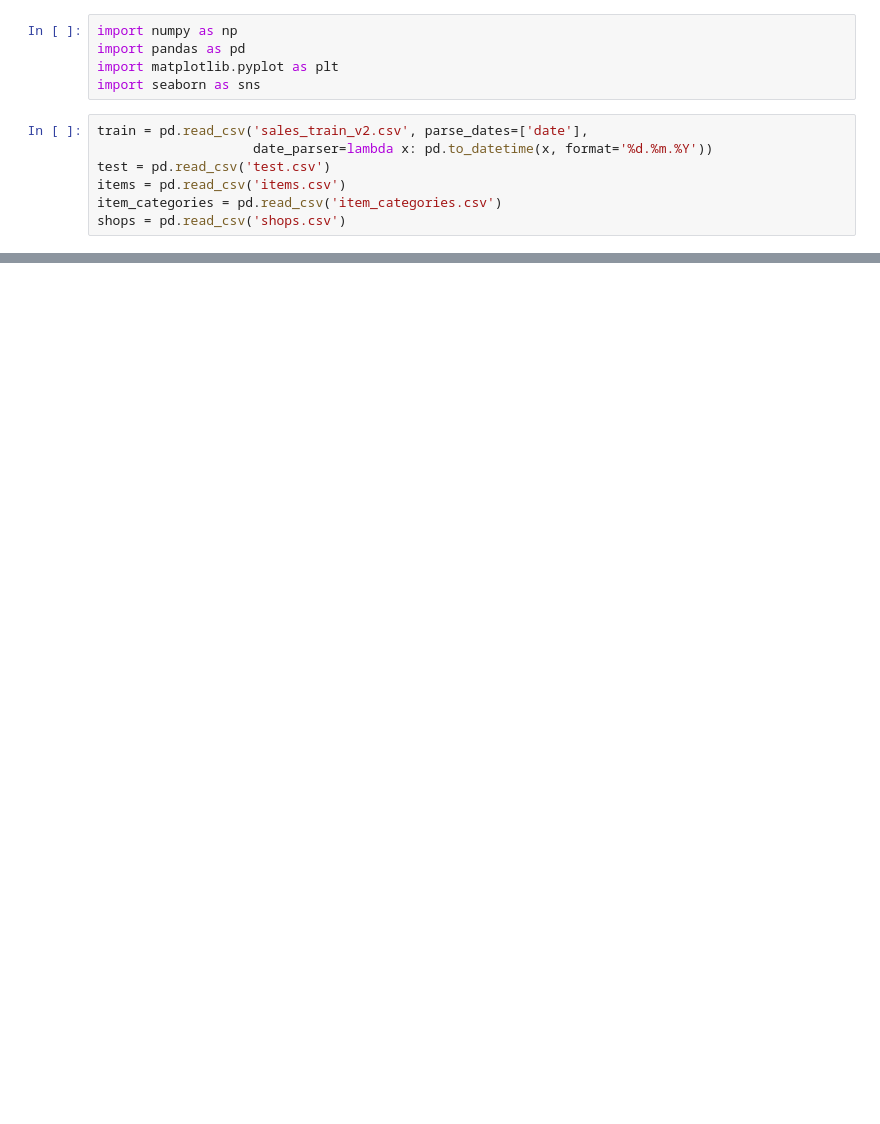
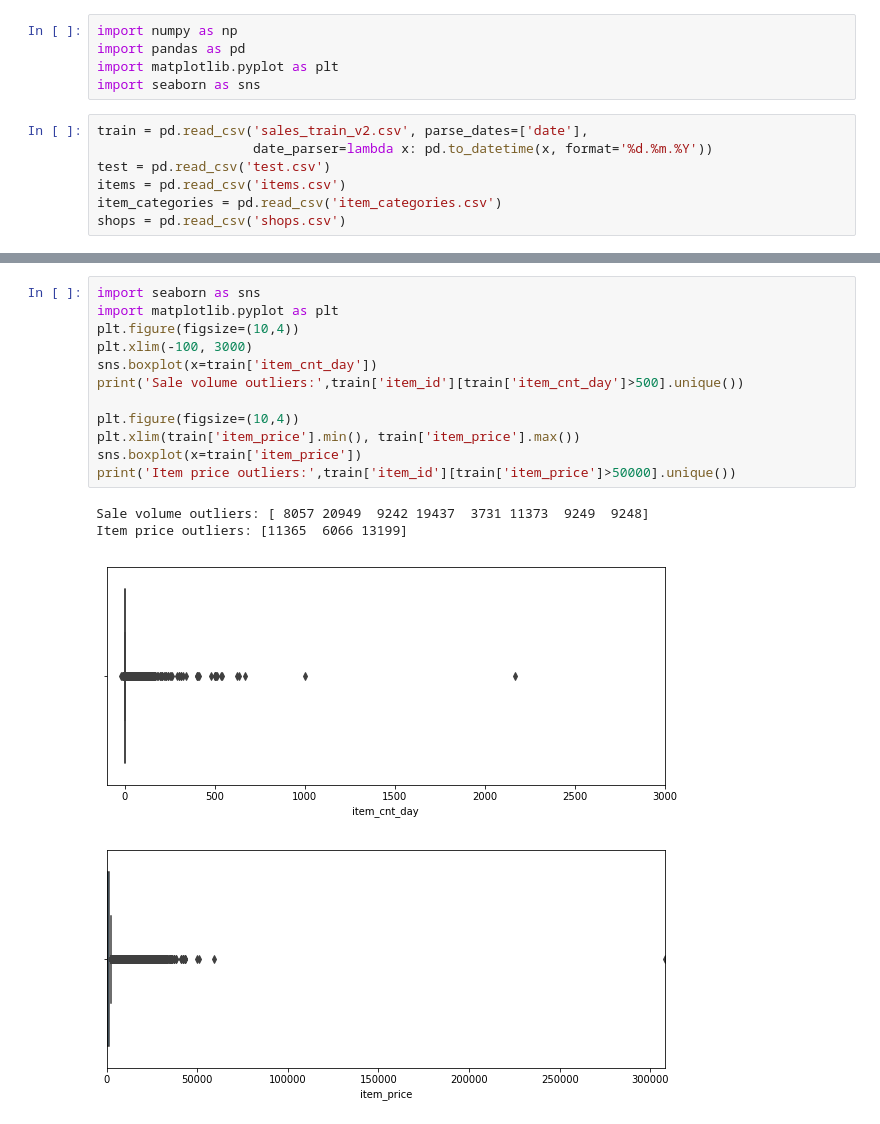
Before and after one commit to fadheladlansyah/kaggle-playground-future-sales, a Jupyter notebook: iamateur-future-sales.ipynb, the cells around one changed output, grey strips where cells are left out. Drawn from its saved outputs; the diff is of its cells as text; blank space fills up the shorter version.

```diff
--- a/iamateur-future-sales.ipynb
+++ b/iamateur-future-sales.ipynb
@@ -126,0 +135,17 @@ dtype: int64
+# %%
+import seaborn as sns
+import matplotlib.pyplot as plt
+plt.figure(figsize=(10,4))
+plt.xlim(-100, 3000)
+sns.boxplot(x=train['item_cnt_day'])
+print('Sale volume outliers:',train['item_id'][train['item_cnt_day']>500].unique())
+
+plt.figure(figsize=(10,4))
+plt.xlim(train['item_price'].min(), train['item_price'].max())
+sns.boxplot(x=train['item_price'])
+print('Item price outliers:',train['item_id'][train['item_price']>50000].unique())
+# %% [output]
+Sale volume outliers: [ 8057 20949  9242 19437  3731 11373  9249  9248]
+Item price outliers: [11365  6066 13199]
+[figure, added]
+[figure, added]
```
Also changed, not shown: parts of 35 cells of this notebook.
